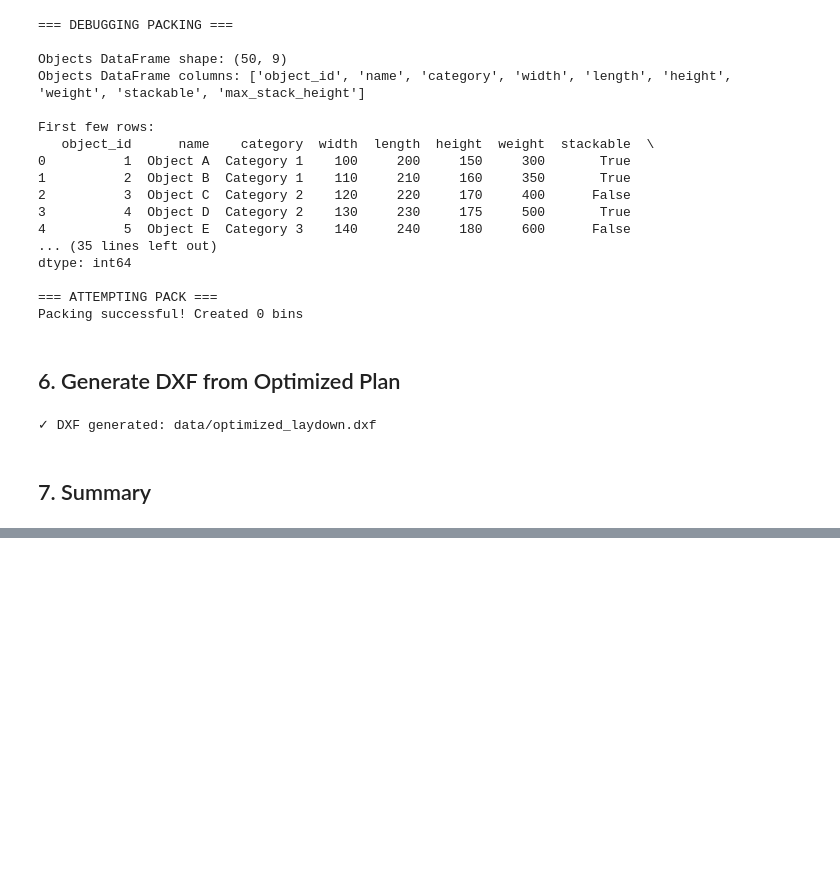
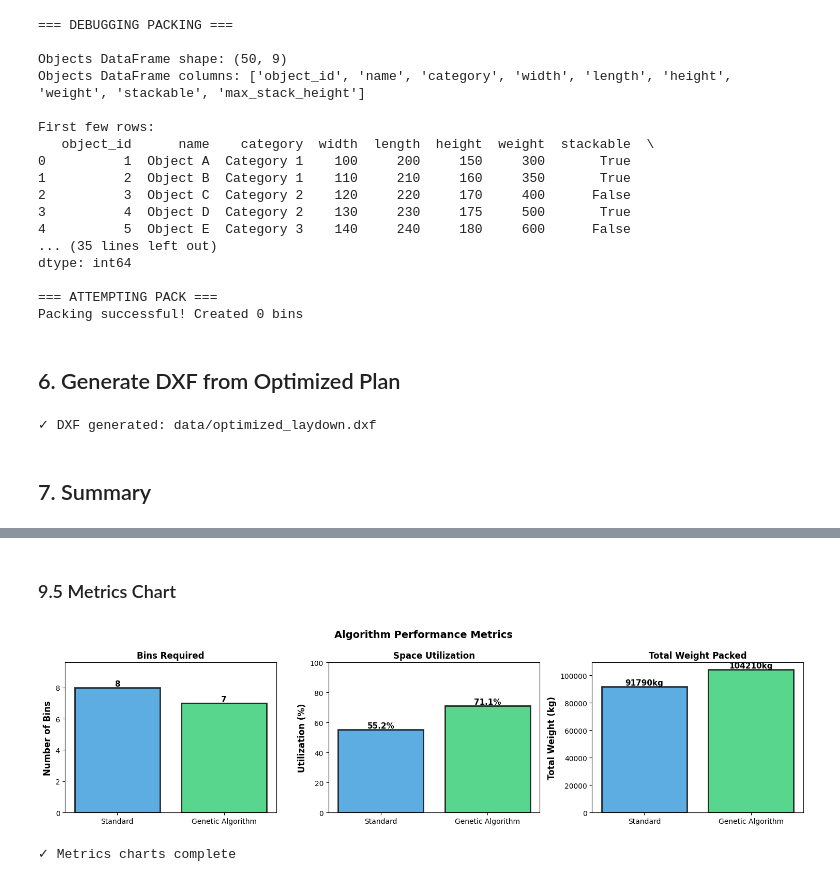
Before and after one commit to IfcConstructionManagerProxy/laydown-planner, a Jupyter notebook: notebooks/optimize_laydown.ipynb, the cells around one changed output, grey strips where cells are left out. Drawn from its saved outputs; the diff is of its cells as text; code cells hidden in the pictures; blank space fills up the shorter version.

Commit message:
Added multiple packing solutions

```diff
--- a/notebooks/optimize_laydown.ipynb
+++ b/notebooks/optimize_laydown.ipynb
@@ -502,6 +609,8 @@ Packing successful! Created 0 bins
 # %% [markdown]
 ## 6. Generate DXF from Optimized Plan
 # %%
+from ezdxf.enums import TextEntityAlignment
+
 doc = ezdxf.new()
 msp = doc.modelspace()
 
@@ -510,6 +619,7 @@ for bin_idx, bin_obj in enumerate(bins):
     bin_x = 0
     bin_y = y_offset
 
+    # Draw bin boundary
     msp.add_lwpolyline([
         (bin_x, bin_y),
         (bin_x + bin_obj.width, bin_y),
@@ -531,6 +641,7 @@ for bin_idx, bin_obj in enumerate(bins):
         w = rect.get_width()
         l = rect.get_length()
 
+        # Draw rectangle
         msp.add_lwpolyline([
             (x, y),
             (x + w, y),
@@ -539,18 +650,17 @@ for bin_idx, bin_obj in enumerate(bins):
             (x, y)
         ], close=True)
 
-        label = f"{rect.obj_name} {rect.weight}kg"
+        # Add MTEXT with multi-line formatting
+        label = f"{rect.obj_name}\\P{rect.weight}kg"
         if rect.stack_height > 1:
-            label += f" (x{rect.stack_height})"
+            label += f"\\P(Stack: {rect.stack_height}x)"
 
-        msp.add_text(label, dxfattribs={
-            'insert': (x + w/2, y + l/2),
-            'height': 1,
-            'halign': 1,
-        })
+        mtext = msp.add_mtext(label, dxfattribs={'char_height': 2})
+        mtext.set_location((x + w/2, y + l/2),None,5)
 
     y_offset += bin_obj.length + 5
 
+# Save DXF
 os.makedirs('../data', exist_ok=True)
 doc.saveas('../data/optimized_laydown.dxf')
 
@@ -584,0 +1198,52 @@ Bin Details:
+# %% [markdown]
+### 9.5 Metrics Chart
+# %%
+# Create comparison charts
+fig, axes = plt.subplots(1, 3, figsize=(15, 4))
+
+# Chart 1: Number of Bins
+algorithms = ['Standard', 'Genetic Algorithm']
+bins_count = [standard_metrics['num_bins'], ga_metrics['num_bins']]
+colors = ['#3498db', '#2ecc71']
+
+bars1 = axes[0].bar(algorithms, bins_count, color=colors, alpha=0.8, edgecolor='black', linewidth=2)
+axes[0].set_ylabel('Number of Bins', fontsize=12, fontweight='bold')
+axes[0].set_title('Bins Required', fontsize=12, fontweight='bold')
+axes[0].set_ylim(0, max(bins_count) * 1.2)
+for i, bar in enumerate(bars1):
+    height = bar.get_height()
+    axes[0].text(bar.get_x() + bar.get_width()/2., height,
+                f'{int(height)}',
+                ha='center', va='bottom', fontweight='bold', fontsize=11)
+
+# Chart 2: Utilization
+utilization = [standard_metrics['avg_utilization'], ga_metrics['avg_utilization']]
+bars2 = axes[1].bar(algorithms, utilization, color=colors, alpha=0.8, edgecolor='black', linewidth=2)
+axes[1].set_ylabel('Utilization (%)', fontsize=12, fontweight='bold')
+axes[1].set_title('Space Utilization', fontsize=12, fontweight='bold')
+axes[1].set_ylim(0, 100)
+for i, bar in enumerate(bars2):
+    height = bar.get_height()
+    axes[1].text(bar.get_x() + bar.get_width()/2., height,
+                f'{height:.1f}%',
+                ha='center', va='bottom', fontweight='bold', fontsize=11)
+
+# Chart 3: Total Weight Distribution
+weights = [standard_metrics['total_weight'], ga_metrics['total_weight']]
+bars3 = axes[2].bar(algorithms, weights, color=colors, alpha=0.8, edgecolor='black', linewidth=2)
+axes[2].set_ylabel('Total Weight (kg)', fontsize=12, fontweight='bold')
+axes[2].set_title('Total Weight Packed', fontsize=12, fontweight='bold')
+for i, bar in enumerate(bars3):
+    height = bar.get_height()
+    axes[2].text(bar.get_x() + bar.get_width()/2., height,
+                f'{height:.0f}kg',
+                ha='center', va='bottom', fontweight='bold', fontsize=11)
+
+plt.suptitle('Algorithm Performance Metrics', fontsize=14, fontweight='bold')
+plt.tight_layout()
+plt.show()
+
+print('✓ Metrics charts complete')
+# %% [output]
+[figure, added]
+✓ Metrics charts complete
```
Also changed, not shown: parts of 15 cells of this notebook, 2 other files.
